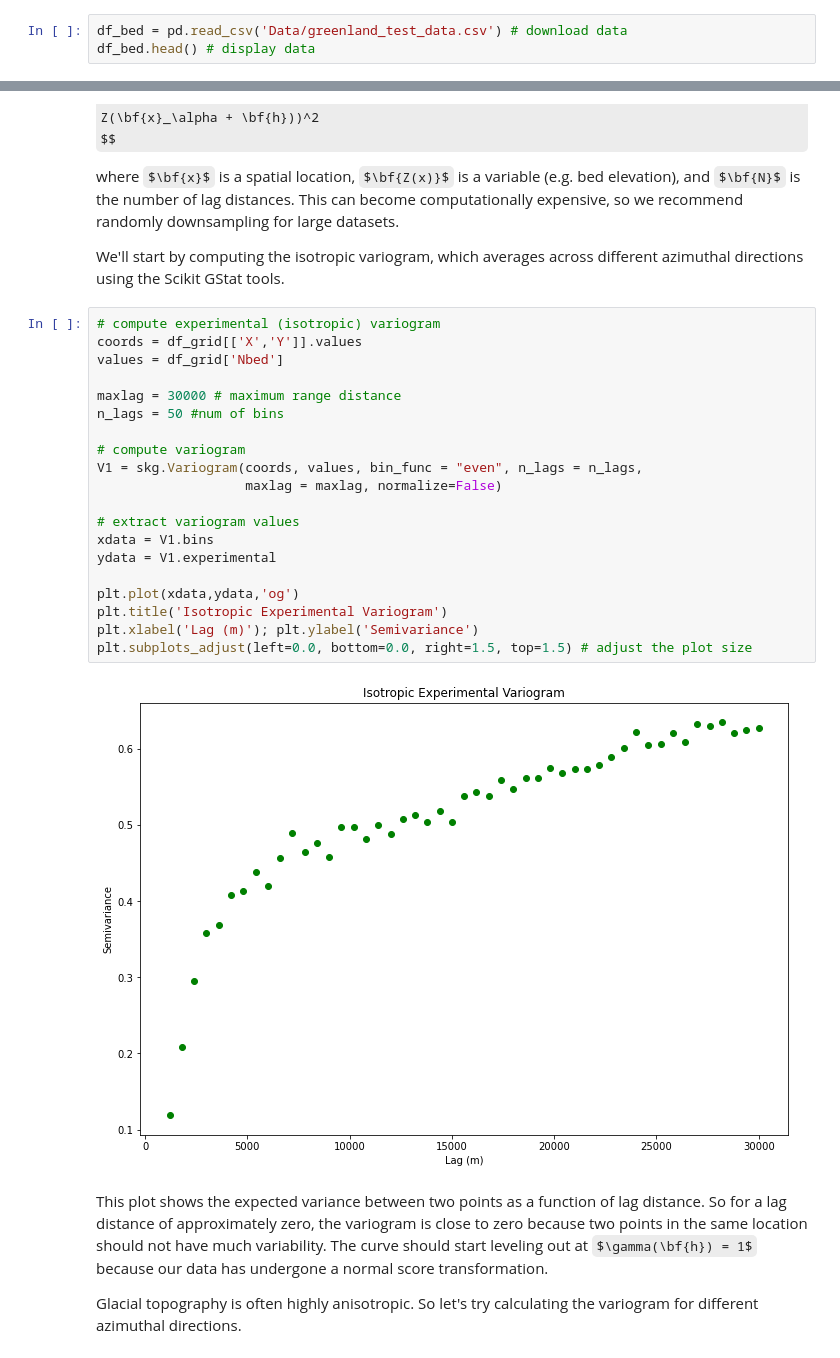
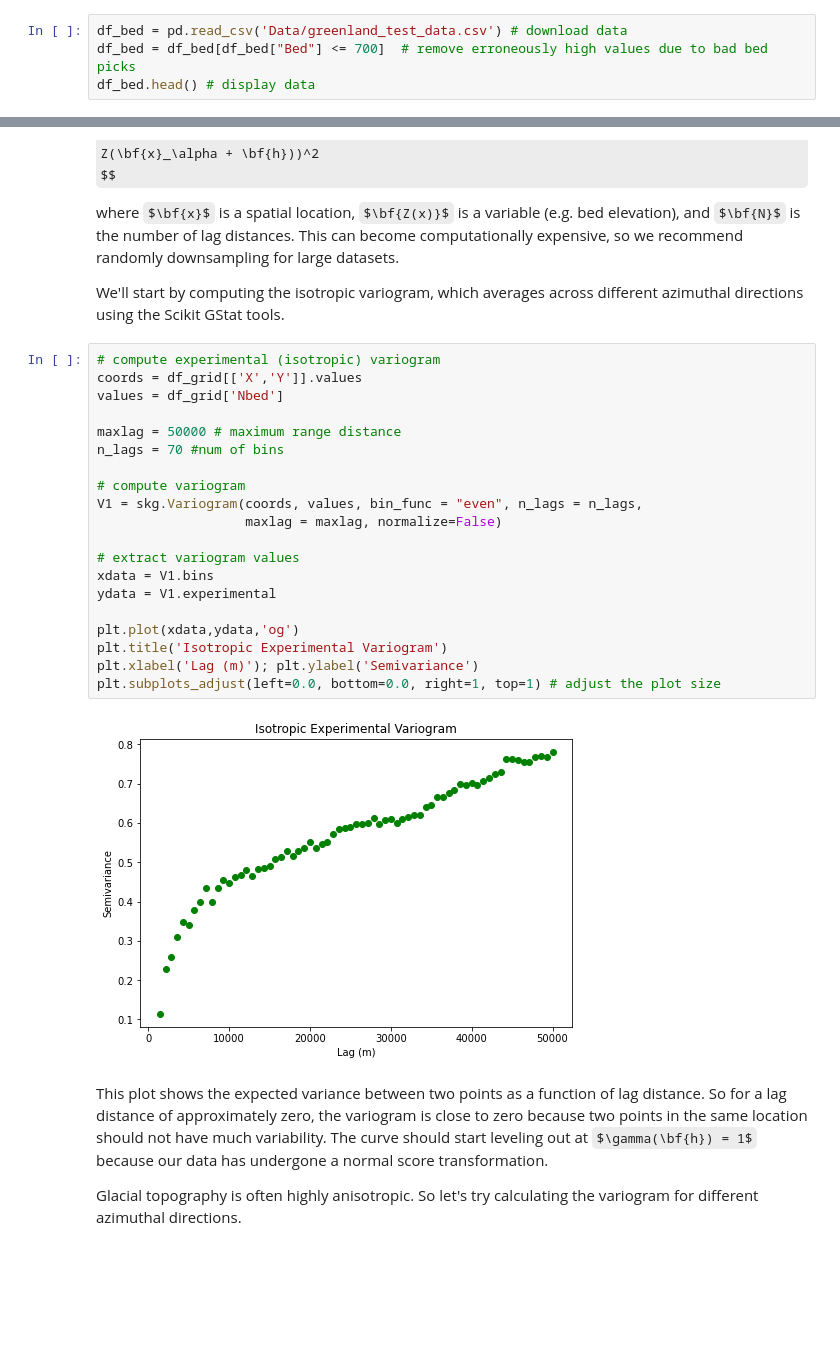
Before and after one commit to GatorGlaciology/GStatSim, a Jupyter notebook: GStat-Sim/1_Experimental_Variogram.ipynb, the cells around one changed output, grey strips where cells are left out. Saved outputs shown, nothing was run; the diff lists cells and outputs as text; some formulas as TeX source; blank space fills up the shorter version.

```diff
--- a/GStat-Sim/1_Experimental_Variogram.ipynb
+++ b/GStat-Sim/1_Experimental_Variogram.ipynb
@@ -25,6 +25,7 @@ import geostatspy.geostats as geostats
 Load in bed topography measurements from sample area in Greenland. We use radar bed picks from CReSIS. The coordinates are polar stereographic coordinates.
 # %%
 df_bed = pd.read_csv('Data/greenland_test_data.csv') # download data
+df_bed = df_bed[df_bed["Bed"] <= 700]  # remove erroneously high values due to bad bed picks
 df_bed.head() # display data
 # %% [output]
 |  | X | Y | Bed |
@@ -139,25 +140,25 @@ We'll start by computing the isotropic variogram, which averages across differen
 # %%
 # compute experimental (isotropic) variogram
 coords = df_grid[['X','Y']].values
 values = df_grid['Nbed']
 
-maxlag = 30000 # maximum range distance
-n_lags = 50 #num of bins
+maxlag = 50000 # maximum range distance
+n_lags = 70 #num of bins
 
 # compute variogram
 V1 = skg.Variogram(coords, values, bin_func = "even", n_lags = n_lags,
                    maxlag = maxlag, normalize=False)
 
 # extract variogram values
 xdata = V1.bins
 ydata = V1.experimental
 
 plt.plot(xdata,ydata,'og')
 plt.title('Isotropic Experimental Variogram')
 plt.xlabel('Lag (m)'); plt.ylabel('Semivariance')
-plt.subplots_adjust(left=0.0, bottom=0.0, right=1.5, top=1.5) # adjust the plot size
+plt.subplots_adjust(left=0.0, bottom=0.0, right=1, top=1) # adjust the plot size
 # %% [output]
-[figure, old version]
+[figure, new version]
 # %% [markdown]
 This plot shows the expected variance between two points as a function of lag distance. So for a lag distance of approximately zero, the variogram is close to zero because two points in the same location should not have much variability. The curve should start leveling out at $\gamma(\bf{h}) = 1$ because our data has undergone a normal score transformation.
 
```
Also changed, not shown: parts of 4 cells of this notebook, 7 other files.
